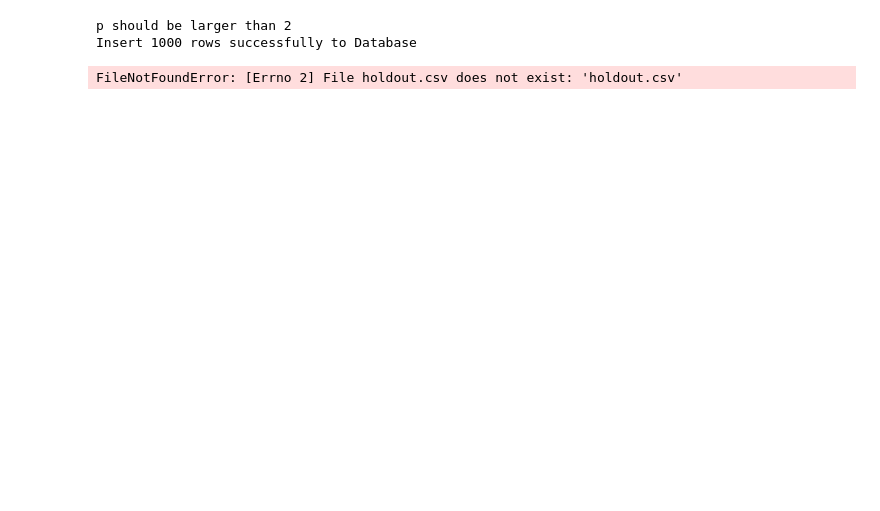
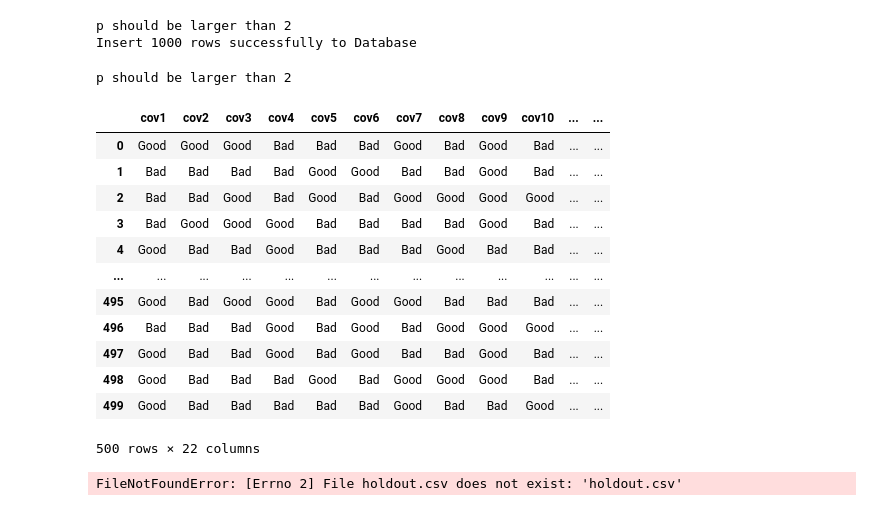
Before and after one commit to ALEXLANGLANG/FLAME_db, a Jupyter notebook: Untitled1.ipynb, the cells around one changed output. Saved outputs shown, nothing was run; the diff lists cells and outputs as text; code cells hidden in the pictures; blank space fills up the shorter version.

```diff
--- a/Untitled1.ipynb
+++ b/Untitled1.ipynb
@@ -129,6 +129,31 @@ insert_data_to_db("test_df101", # The name of your table containing the dataset
 # %% [output]
 p should be larger than 2
 Insert 1000 rows successfully to Database
+# %%
+p = 20
+TE = 5
+gen_data_db(n = 100,p = 2, TE = TE)
+data,weight_array = gen_data_db(n = 1000,p = p, TE = TE)
+holdout,weight_array = gen_data_db(n = 500,p = p, TE = TE)
+holdout.to_csv("holdout.csv",index=None)
+# %% [output]
+p should be larger than 2
+# %%
+pd.read_csv("holdout.csv")
+# %% [output]
+|  | cov1 | cov2 | cov3 | cov4 | cov5 | cov6 | cov7 | cov8 | cov9 | cov10 | ... | ... |
+| 0 | Good | Good | Good | Bad | Bad | Bad | Good | Bad | Good | Bad | ... | ... |
+| 1 | Bad | Bad | Bad | Bad | Good | Good | Bad | Bad | Good | Bad | ... | ... |
+| 2 | Bad | Bad | Good | Bad | Good | Bad | Good | Good | Good | Good | ... | ... |
+| 3 | Bad | Good | Good | Good | Bad | Bad | Bad | Bad | Good | Bad | ... | ... |
+| 4 | Good | Bad | Bad | Good | Bad | Bad | Bad | Good | Bad | Bad | ... | ... |
+| ... | ... | ... | ... | ... | ... | ... | ... | ... | ... | ... | ... | ... |
+| 495 | Good | Bad | Good | Good | Bad | Good | Good | Bad | Bad | Bad | ... | ... |
+| 496 | Bad | Bad | Bad | Good | Bad | Good | Bad | Good | Good | Good | ... | ... |
+| 497 | Good | Bad | Bad | Good | Bad | Good | Bad | Bad | Good | Bad | ... | ... |
+| 498 | Good | Bad | Bad | Bad | Good | Bad | Good | Good | Good | Bad | ... | ... |
+| 499 | Good | Bad | Bad | Bad | Bad | Bad | Good | Bad | Bad | Good | ... | ... |
+500 rows × 22 columns
 # %%
 holdout_path ='holdout.csv'
 res_post_new1 = FLAME_db(input_data = "test_df101", # The name of your table containing the dataset to be matched
```
Also changed, not shown: 3 other files.
